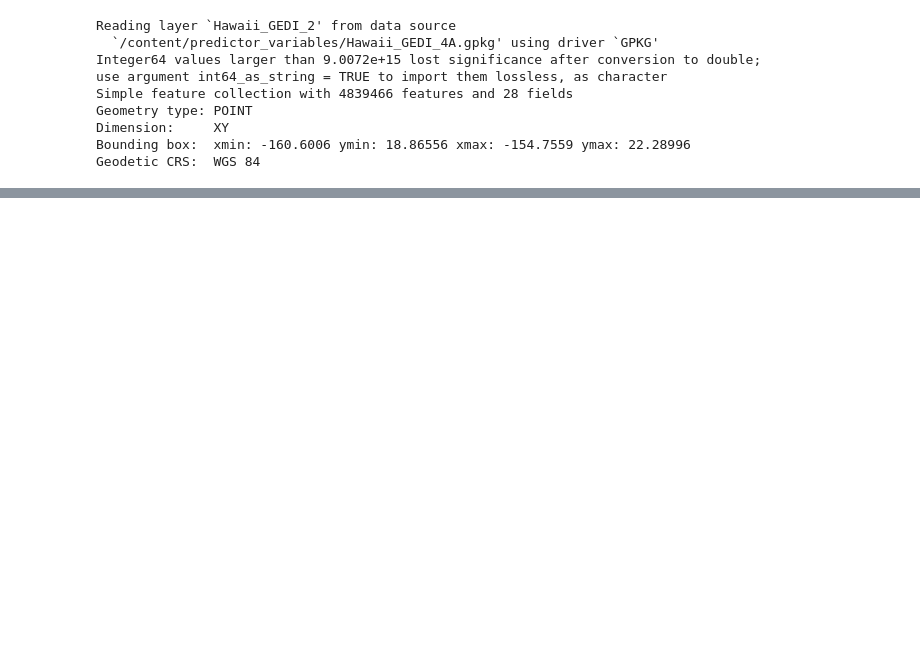
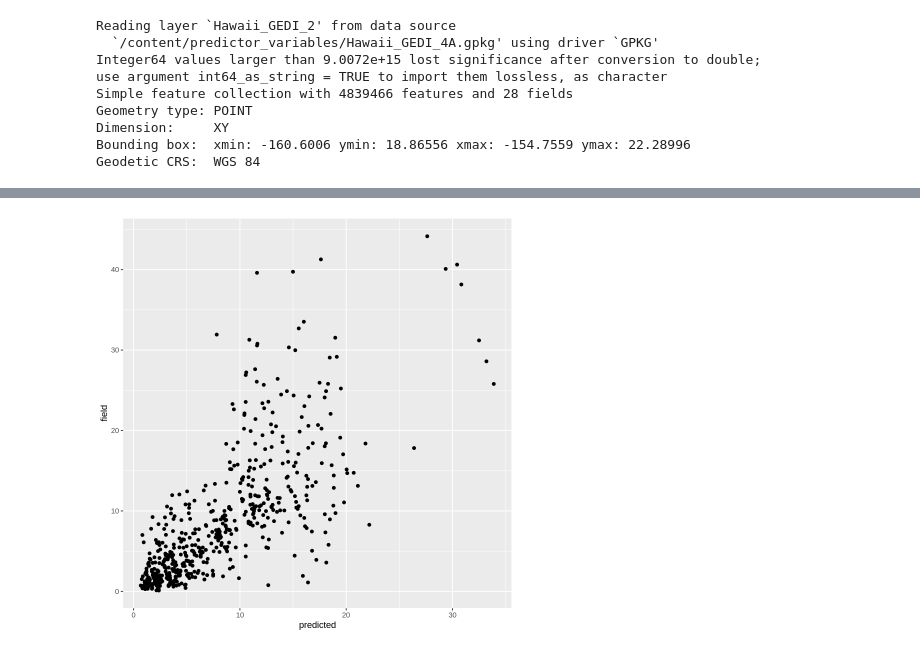
Before and after one commit to seismosmsr/hawaii_soils, a Jupyter notebook: Hawaii_Soils.ipynb, the cells around one changed output, grey strips where cells are left out. Cells and saved outputs as stored; diff of their text form; code cells hidden in the pictures; blank space fills up the shorter version.

```diff
--- a/Hawaii_Soils.ipynb
+++ b/Hawaii_Soils.ipynb
@@ -364,0 +382,6 @@ A data.frame: 1 × 14
+# %%
+data.frame(field = rf_terra$y,predicted = rf_terra$predicted) %>%
+  ggplot(aes(x=predicted,y=field))+
+  geom_point()
+# %% [output]
+[figure, added]
```
Also changed, not shown: parts of 16 cells of this notebook.
